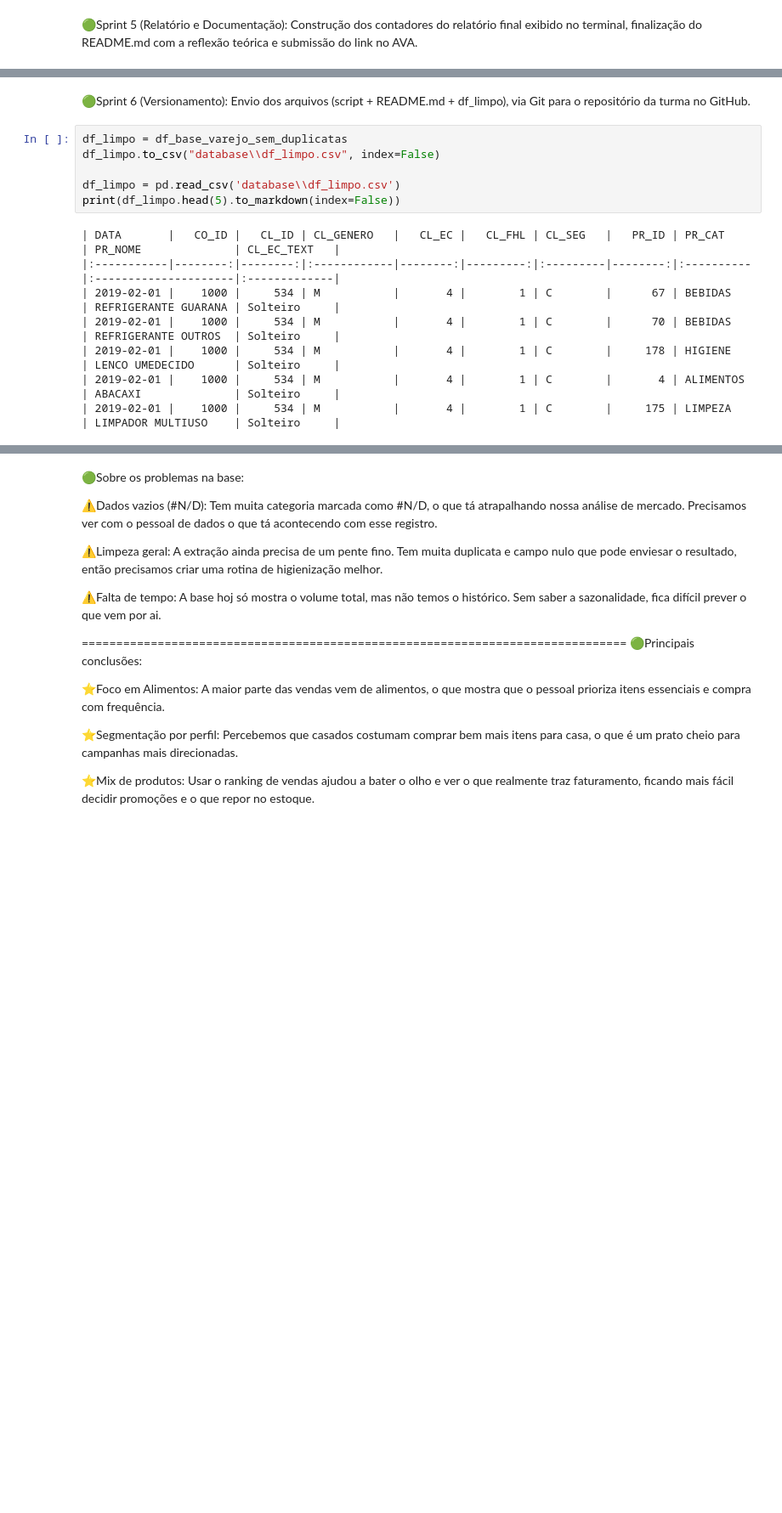
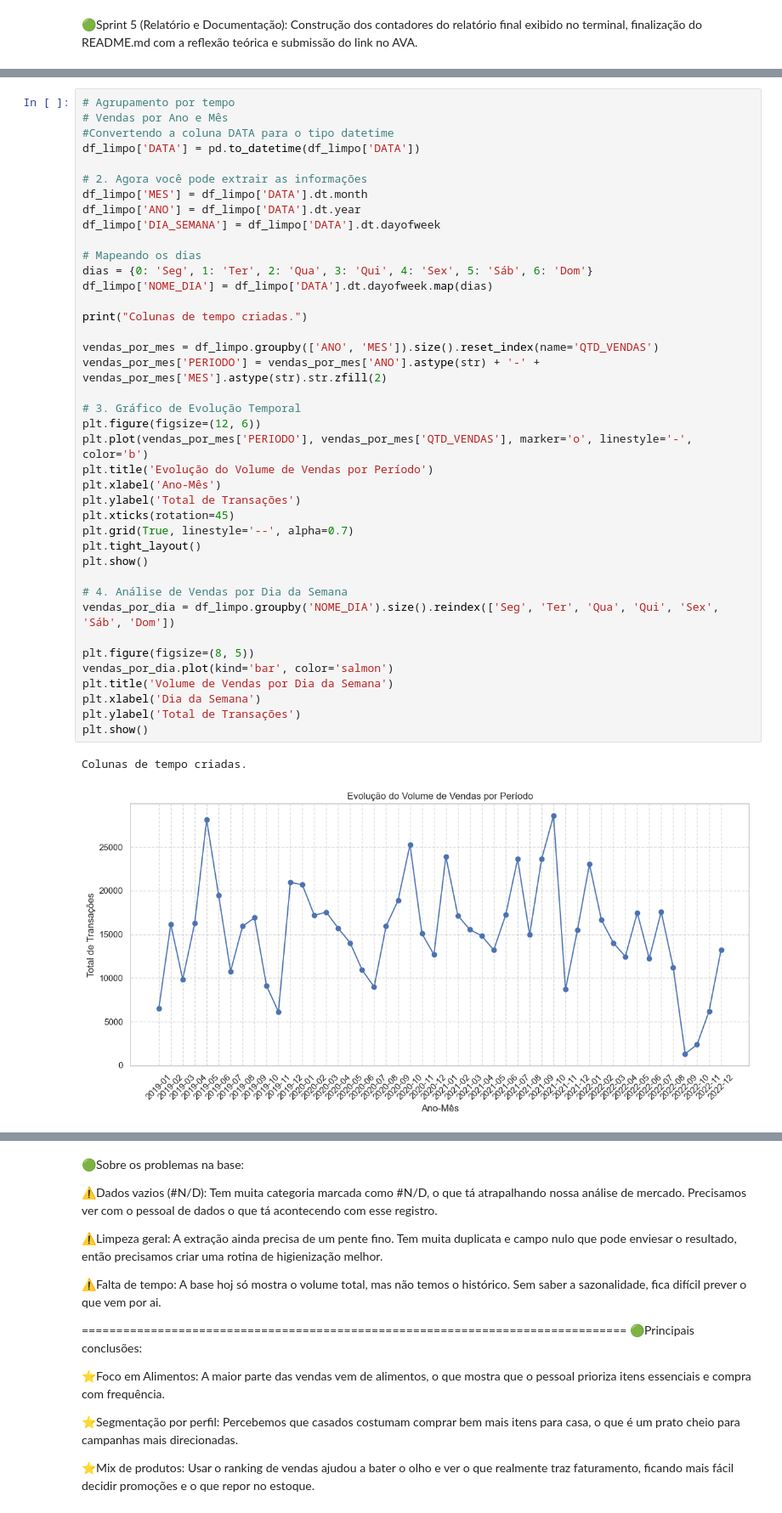
Before and after one commit to danielregis81/Miniprojeto_DanielRegis_T2, a Jupyter notebook: Miniprojeto_Varejo_AED.ipynb, the cells around one changed output, grey strips where cells are left out. Shown at 85% size. Saved outputs shown, nothing was run; the diff lists cells and outputs as text; blank space fills up the shorter version.

```diff
--- a/Miniprojeto_Varejo_AED.ipynb
+++ b/Miniprojeto_Varejo_AED.ipynb
@@ -214,16 +235,43 @@ Name: CO_ID, dtype: int64
-# %% [markdown]
-🟢Sprint 6 (Versionamento): Envio dos arquivos (script + README.md + df_limpo), via Git para o repositório da turma no GitHub.
 # %%
-df_limpo = df_base_varejo_sem_duplicatas
-df_limpo.to_csv("database\\df_limpo.csv", index=False)
+# Agrupamento por tempo
+# Vendas por Ano e Mês
+#Convertendo a coluna DATA para o tipo datetime
+df_limpo['DATA'] = pd.to_datetime(df_limpo['DATA'])
 
-df_limpo = pd.read_csv('database\\df_limpo.csv')
-print(df_limpo.head(5).to_markdown(index=False))
+# 2. Agora você pode extrair as informações
+df_limpo['MES'] = df_limpo['DATA'].dt.month
+df_limpo['ANO'] = df_limpo['DATA'].dt.year
+df_limpo['DIA_SEMANA'] = df_limpo['DATA'].dt.dayofweek
+
+# Mapeando os dias
+dias = {0: 'Seg', 1: 'Ter', 2: 'Qua', 3: 'Qui', 4: 'Sex', 5: 'Sáb', 6: 'Dom'}
+df_limpo['NOME_DIA'] = df_limpo['DATA'].dt.dayofweek.map(dias)
+
+print("Colunas de tempo criadas.")
+
+vendas_por_mes = df_limpo.groupby(['ANO', 'MES']).size().reset_index(name='QTD_VENDAS')
+vendas_por_mes['PERIODO'] = vendas_por_mes['ANO'].astype(str) + '-' + vendas_por_mes['MES'].astype(str).str.zfill(2)
+
+# 3. Gráfico de Evolução Temporal
+plt.figure(figsize=(12, 6))
+plt.plot(vendas_por_mes['PERIODO'], vendas_por_mes['QTD_VENDAS'], marker='o', linestyle='-', color='b')
+plt.title('Evolução do Volume de Vendas por Período')
+plt.xlabel('Ano-Mês')
+plt.ylabel('Total de Transações')
+plt.xticks(rotation=45)
+plt.grid(True, linestyle='--', alpha=0.7)
+plt.tight_layout()
+plt.show()
+
+# 4. Análise de Vendas por Dia da Semana
+vendas_por_dia = df_limpo.groupby('NOME_DIA').size().reindex(['Seg', 'Ter', 'Qua', 'Qui', 'Sex', 'Sáb', 'Dom'])
+
+plt.figure(figsize=(8, 5))
+vendas_por_dia.plot(kind='bar', color='salmon')
+plt.title('Volume de Vendas por Dia da Semana')
+plt.xlabel('Dia da Semana')
+plt.ylabel('Total de Transações')
+plt.show()
 # %% [output]
-| DATA       |   CO_ID |   CL_ID | CL_GENERO   |   CL_EC |   CL_FHL | CL_SEG   |   PR_ID | PR_CAT    | PR_NOME              | CL_EC_TEXT   |
-|:-----------|--------:|--------:|:------------|--------:|---------:|:---------|--------:|:----------|:---------------------|:-------------|
-| 2019-02-01 |    1000 |     534 | M           |       4 |        1 | C        |      67 | BEBIDAS   | REFRIGERANTE GUARANA | Solteiro     |
-| 2019-02-01 |    1000 |     534 | M           |       4 |        1 | C        |      70 | BEBIDAS   | REFRIGERANTE OUTROS  | Solteiro     |
-| 2019-02-01 |    1000 |     534 | M           |       4 |        1 | C        |     178 | HIGIENE   | LENCO UMEDECIDO      | Solteiro     |
-| 2019-02-01 |    1000 |     534 | M           |       4 |        1 | C        |       4 | ALIMENTOS | ABACAXI              | Solteiro     |
-| 2019-02-01 |    1000 |     534 | M           |       4 |        1 | C        |     175 | LIMPEZA   | LIMPADOR MULTIUSO    | Solteiro     |
+Colunas de tempo criadas.
+[figure, added]
```
Also changed, not shown: parts of 7 cells of this notebook, 1 other file.
